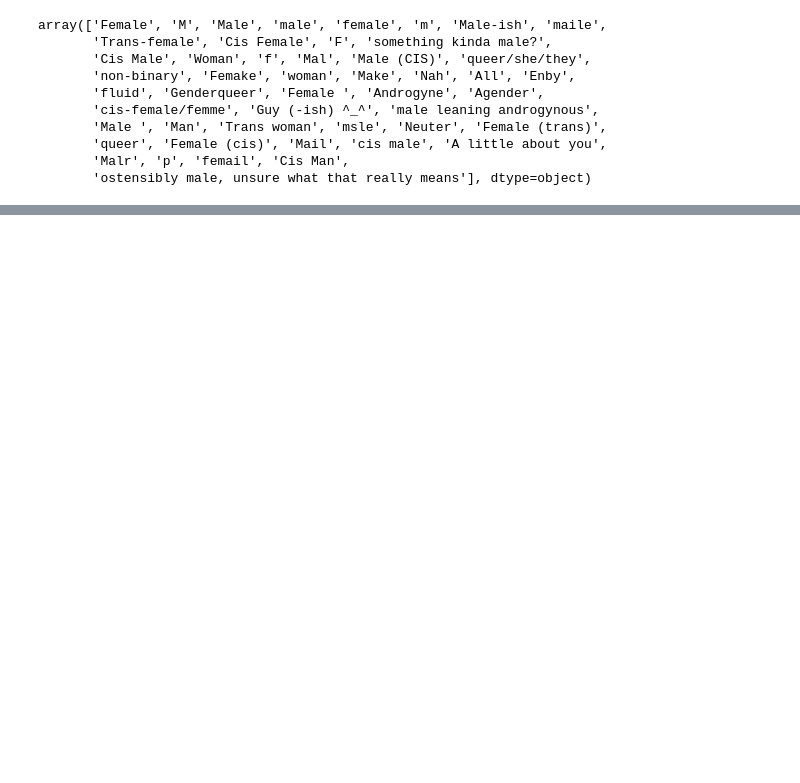
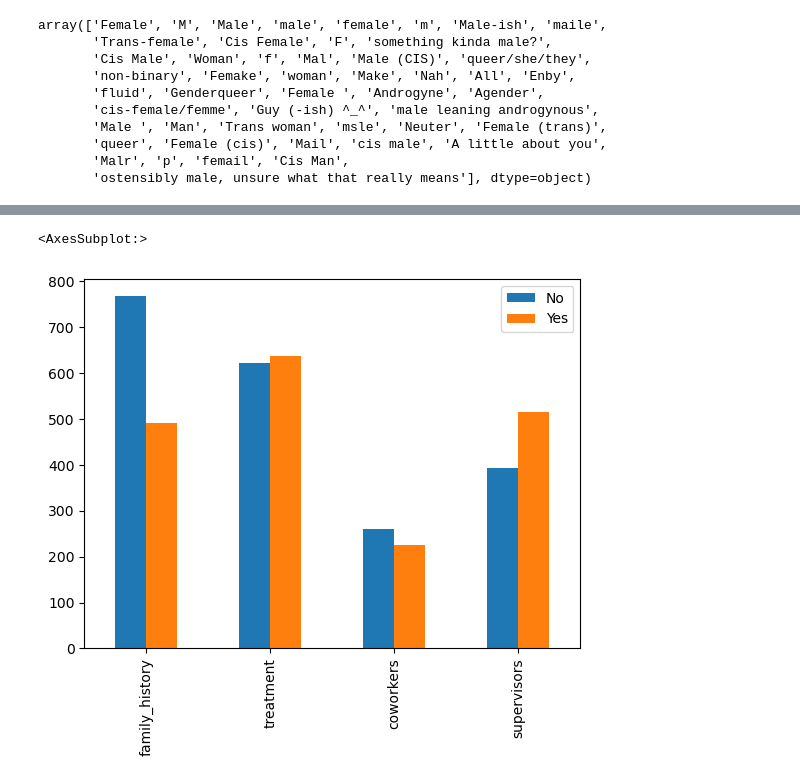
Before and after one commit to ubco-W2022T1-cosc301/project-group06, a Jupyter notebook: notebooks/analysis3.ipynb, the cells around one changed output, grey strips where cells are left out. Drawn from its saved outputs; the diff is of its cells as text; code cells hidden in the pictures; blank space fills up the shorter version.

```diff
--- a/notebooks/analysis3.ipynb
+++ b/notebooks/analysis3.ipynb
@@ -157,0 +121,10 @@ Name: supervisor, dtype: int64
+# %%
+ValueCounts = pd.DataFrame(rawData.family_history.value_counts())
+ValueCounts['treatment'] = rawData.treatment.value_counts()
+ValueCounts['coworkers'] = rawData.coworkers.value_counts()
+ValueCounts['supervisors'] = rawData.supervisor.value_counts()
+
+ValueCounts.transpose().plot.bar()
+# %% [output]
+<AxesSubplot:>
+[figure, added]
```
Also changed, not shown: parts of 17 cells of this notebook, 2 other files.
